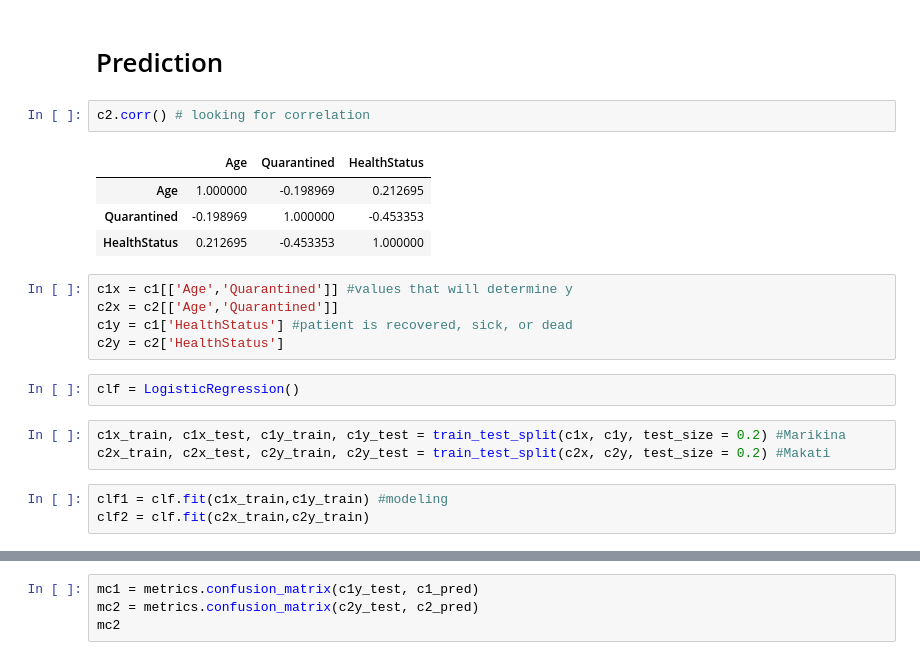
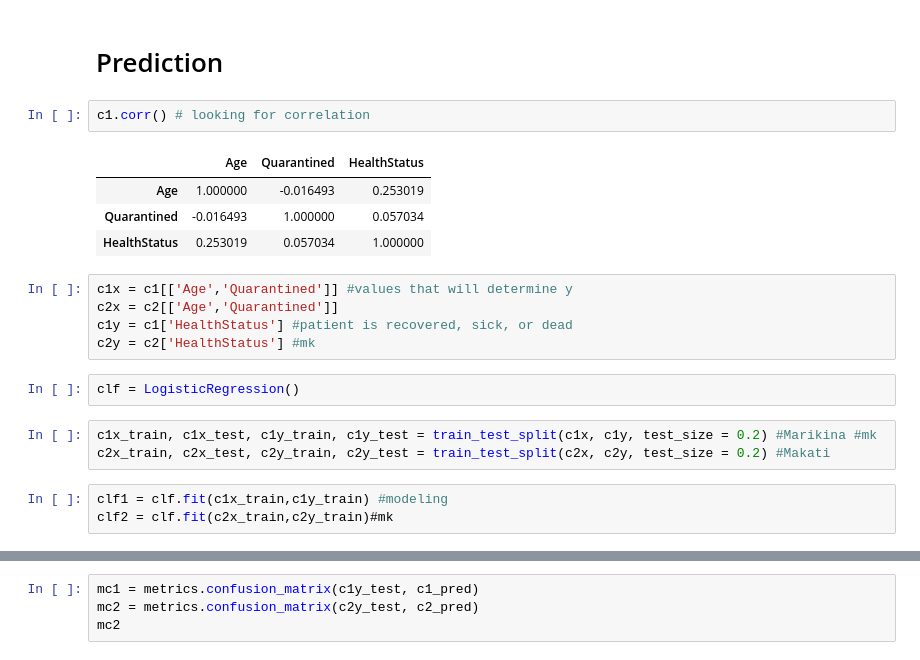
Before and after one commit to rjPajaro/COVID-Mining, a Jupyter notebook: Data-Mining-Project.ipynb, the cells around one changed output, grey strips where cells are left out. Saved outputs shown, nothing was run; the diff lists cells and outputs as text.

```diff
--- a/Data-Mining-Project.ipynb
+++ b/Data-Mining-Project.ipynb
@@ -291,23 +289,23 @@ c2[['HealthStatus','Quarantined']] = c2[['HealthStatus','Quarantined']].apply(pd
 # %% [markdown]
 # Prediction
 # %%
-c2.corr() # looking for correlation
+c1.corr() # looking for correlation
 # %% [output]
 |  | Age | Quarantined | HealthStatus |
-| Age | 1.000000 | -0.198969 | 0.212695 |
-| Quarantined | -0.198969 | 1.000000 | -0.453353 |
-| HealthStatus | 0.212695 | -0.453353 | 1.000000 |
+| Age | 1.000000 | -0.016493 | 0.253019 |
+| Quarantined | -0.016493 | 1.000000 | 0.057034 |
+| HealthStatus | 0.253019 | 0.057034 | 1.000000 |
 # %%
 c1x = c1[['Age','Quarantined']] #values that will determine y
 c2x = c2[['Age','Quarantined']]
 c1y = c1['HealthStatus'] #patient is recovered, sick, or dead
-c2y = c2['HealthStatus']
+c2y = c2['HealthStatus'] #mk
 # %%
 clf = LogisticRegression()
 # %%
-c1x_train, c1x_test, c1y_train, c1y_test = train_test_split(c1x, c1y, test_size = 0.2) #Marikina
+c1x_train, c1x_test, c1y_train, c1y_test = train_test_split(c1x, c1y, test_size = 0.2) #Marikina #mk
 c2x_train, c2x_test, c2y_train, c2y_test = train_test_split(c2x, c2y, test_size = 0.2) #Makati
 # %%
 clf1 = clf.fit(c1x_train,c1y_train) #modeling
-clf2 = clf.fit(c2x_train,c2y_train)
+clf2 = clf.fit(c2x_train,c2y_train)#mk
 # %%
```
Also changed, not shown: parts of 10 cells of this notebook.
